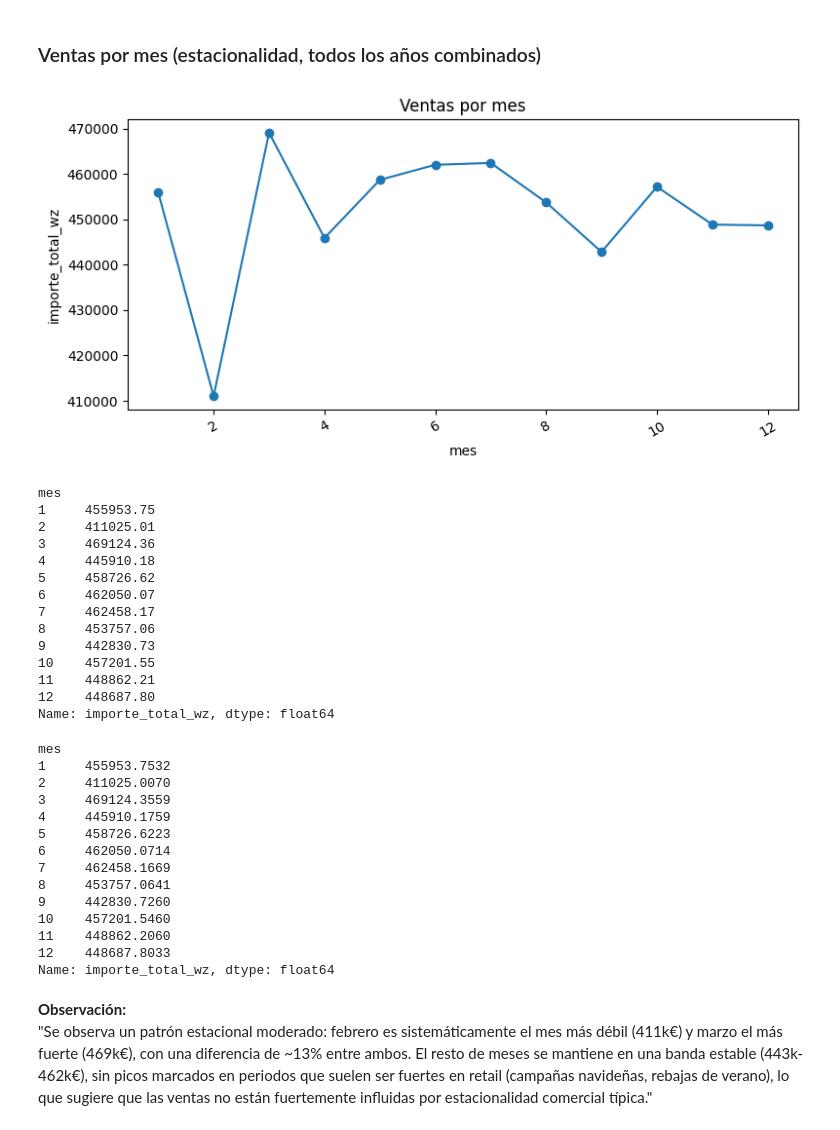
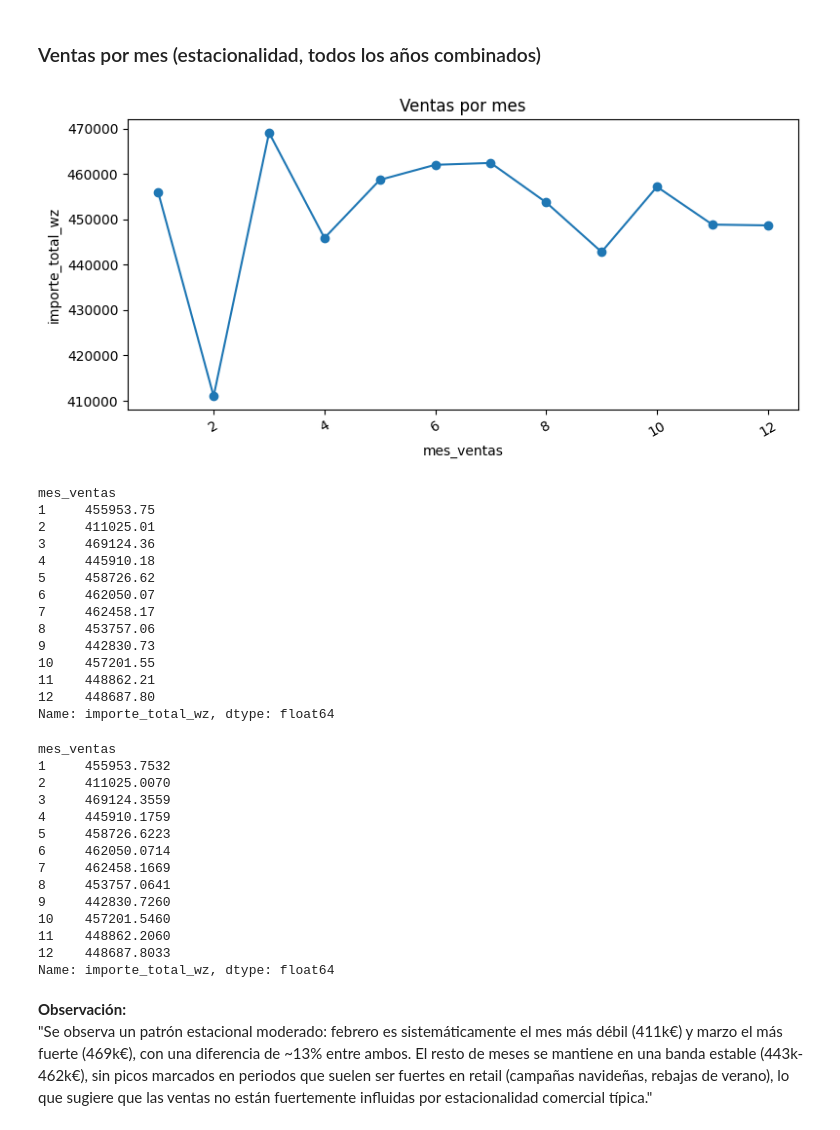
Before and after one commit to FM-Luque/4.DataProyect_Proyecto_Final, a Jupyter notebook: notebooks/03_Eda.ipynb, the cells around one changed output. Drawn from its saved outputs; the diff is of its cells as text; code cells hidden in the pictures.

```diff
--- a/notebooks/03_Eda.ipynb
+++ b/notebooks/03_Eda.ipynb
@@ -931,5 +931,4 @@ tendencia general (por año) de la estacionalidad (por mes).
 # %% [markdown]
 ### Preparación de variables temporales
 # %%
-df_pedidos["año"] = df_pedidos["fecha_pedido"].dt.year
-df_pedidos["mes"] = df_pedidos["fecha_pedido"].dt.month
+df_pedidos["mes_ventas"] = df_pedidos["fecha_pedido"].dt.month
@@ -957,11 +960,11 @@ Name: importe_total_wz, dtype: float64
 # %% [markdown]
 ### Ventas por mes (estacionalidad, todos los años combinados)
 # %%
-ventas_mes = df_pedidos.groupby("mes")["importe_total_wz"].sum()
+ventas_mes = df_pedidos.groupby("mes_ventas")["importe_total_wz"].sum()
 se.barplot_serie(ventas_mes, titulo="Ventas por mes", kind="line")
 # %% [output]
-[figure, old version]
+[figure, new version]
-mes
+mes_ventas
 1     455953.75
 2     411025.01
 3     469124.36
@@ -975,7 +978,7 @@ mes
 11    448862.21
 12    448687.80
 Name: importe_total_wz, dtype: float64
-mes
+mes_ventas
 1     455953.7532
 2     411025.0070
 3     469124.3559
```
Also changed, not shown: parts of 8 cells of this notebook, 5 other files.
